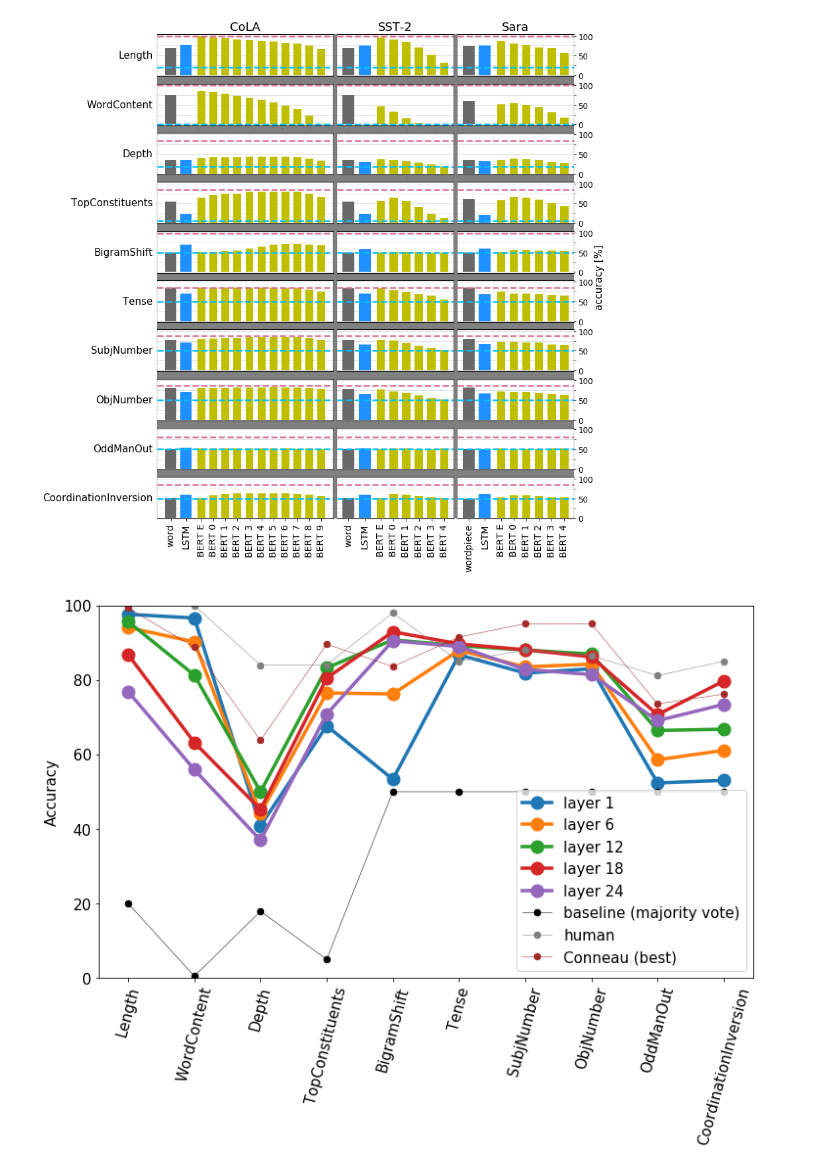
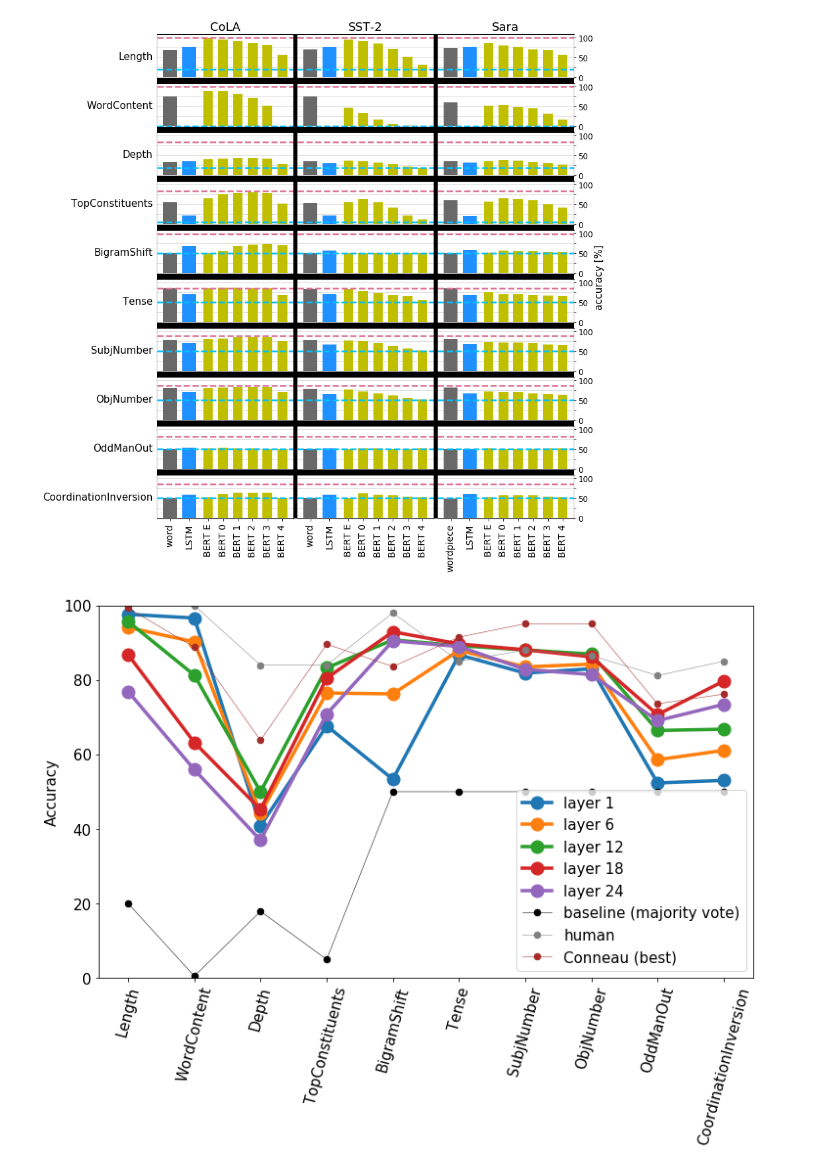
Before and after one commit to samsucik/knowledge-distil-bert, a Jupyter notebook: experiments/analysis/Probing.ipynb, the cells around one changed output. Cells and saved outputs as stored; diff of their text form; code cells hidden in the pictures.

```diff
--- a/experiments/analysis/Probing.ipynb
+++ b/experiments/analysis/Probing.ipynb
@@ -40,6 +40,19 @@ files = {
     "teacher_SST-2_L-1": {strategy: "teacher_SST-2_{}_-1.csv".format(strategy) for strategy in strategies},
     "teacher_Sara_L-1": {strategy: "teacher_Sara_{}_-1.csv".format(strategy) for strategy in strategies},
 }
+
+def despine(a):
+    a.spines["top"].set_visible(False)
+    a.spines["right"].set_visible(False)
+    a.spines["bottom"].set_visible(False)
+    a.spines["left"].set_visible(False)
+def colour_subplot_gaps(fig, c="black"):
+    fig.add_subplot(111, zorder=0)
+    ax = plt.gca()
+    ax.tick_params(labelcolor='none', top=False, bottom=False, left=False, right=False, length=0)
+    ax.set_facecolor(c)
+    despine(ax)
+    return ax
 # %%
 layers = {"CoLA": ["E", 0, 5, 11, 17, -1],
           "SST-2": ["E", 0, 5, 11, 17, -1],
@@ -148,5 +155,5 @@ def despine(a):
 # %%
-layers = {"CoLA": {"BERT": ["E", 0, 1, 2, 3, 4, 5, 6, 7, 8, 9], "LSTM": [-1]},
+layers = {"CoLA": {"BERT": ["E", 0, 1, 2, 3, 4, 5, 6, 7, 8, 9], "BERT-L": ["E", 0, 1, 2, 3, 4], "LSTM": [-1]},
           "SST-2": {"BERT": ["E", 0, 1, 2, 3, 4], "LSTM": [-1]},
           "Sara": {"BERT": ["E", 0, 1, 2, 3, 4], "LSTM": [-1]}}
 glue_to_embed_type = {"CoLA": "word", "SST-2": "word", "Sara": "wordpiece"}
@@ -156,7 +163,7 @@ vals_to_plot = {}
 vals_to_plot_embed = {}
 for col, glue_task in enumerate(glue_tasks):
     vals_to_plot[glue_task] = {}
-    for model_type in ["BERT", "LSTM"]:
+    for model_type in (["BERT", "LSTM"] if glue_task is not "CoLA" else ["BERT-L", "LSTM"]):
         group = "student_{}_{}_avg".format(glue_task, model_type)
         vals_to_plot[glue_task][model_type] = {}
         for layer in layers[glue_task][model_type]:
@@ -182,7 +189,9 @@ yticks_minor = np.arange(5)*25
 grid_colour = np.array([1.0, 1.0, 1.0, 1.0])*0.85
 for row, task_name in enumerate(task_names):
     for col, glue_task in enumerate(glue_tasks):
-        ax = plt.subplot2grid((T, 7), (row, [0, 3, 5][col]), colspan=[3, 2, 2][col], zorder=2)
+        bert_key = "BERT-L" if glue_task == "CoLA" else "BERT"
+#         ax = plt.subplot2grid((T, 7), (row, [0, 3, 5][col]), colspan=[3, 2, 2][col], zorder=2)
+        ax = plt.subplot2grid((T, 3), (row, col), colspan=1, zorder=2)
         if col == 0:
             ax.set_ylabel(task_name, rotation=0, labelpad=3, horizontalalignment="right", verticalalignment="center")
         if row == 0:
@@ -195,16 +204,16 @@ for row, task_name in enumerate(task_names):
         cl = ["dimgrey", "dodgerblue"]
         ws = [w, w]
         xs = [i*(w+space) for i in range(3)] + [((2+0.7*i)*w + (2+i)*space)
-                                                for i in range(1, len(layers[glue_task]["BERT"]))]
+                                                for i in range(1, len(layers[glue_task][bert_key]))]
         ys.append(vals_to_plot_embed[glue_task][glue_to_embed_type[glue_task]][task_name])
         ys.append(vals_to_plot[glue_task]["LSTM"][-1][task_name])
-        for layer in layers[glue_task]["BERT"]:
-            y = 0 if layer not in vals_to_plot[glue_task]["BERT"] else vals_to_plot[glue_task]["BERT"][layer][task_name]
+        for layer in layers[glue_task][bert_key]:
+            y = 0 if layer not in vals_to_plot[glue_task][bert_key] else vals_to_plot[glue_task][bert_key][layer][task_name]
             ys.append(y)
             cl.append("y")
             ws.append(w*0.7)
 
-        xticklabels = [glue_to_embed_type[glue_task], "LSTM"] + [("BERT " + str(l)) for l in layers[glue_task]["BERT"]]
+        xticklabels = [glue_to_embed_type[glue_task], "LSTM"] + [("BERT " + str(l)) for l in layers[glue_task][bert_key]]
         ax.tick_params(axis="y", which="both", length=0)
         if row < T-1:
             ax.tick_params(axis="x", which="both", length=0, labelsize=0)
@@ -212,41 +221,37 @@ for row, task_name in enumerate(task_names):
             ax.set_xticks(xs)
             ax.tick_params("x", labelsize=14)
             ax.set_xticklabels(xticklabels, rotation=90)
 
-        ax.set_ylim(bottom=-2, top=104)
+        ax.set_ylim(bottom=-2, top=108)
         ax.set_yticks(yticks_major, minor=False)
         ax.set_yticks(yticks_minor, minor=True)
         if col == ncols - 1:
             ax.tick_params("y", right=True, left=False, labelright=True, labelleft=False, length=3, which="both", labelsize=12)
         else:
             ax.tick_params("y", left=False, labelleft=False, right=False, labelright=False)
 
         lw = 2.5
         ax.axhline(baselines["majority"][row], linestyle="--", c="deepskyblue", lw=lw)
         ax.axhline(baselines["human"][row], linestyle="--", c="palevioletred", lw=lw)
 #         ax.axhline(baselines["conneau-best"][row], linestyle=":", c="grey", lw=2)
         ax.bar(x=xs, height=ys, color=cl, width=ws)
 
         ax.grid(axis="y", color=grid_colour, which="both")
         ax.set_axisbelow(True)
         [i.set_linewidth(1.1) for i in [ax.spines[k] for k in ["top", "bottom"]]]
         [i.set_linewidth(0.2) for i in [ax.spines[k] for k in ["right", "left"]]]
 
-fig.tight_layout(h_pad=0.1, w_pad=0.4)
+fig.tight_layout(h_pad=0.0, w_pad=0.4)
 
-fig.add_subplot(111, zorder=1)
-ax = plt.gca()
-ax.tick_params(labelcolor='none', top=False, bottom=False, left=False, right=False, length=0)
+ax = colour_subplot_gaps(fig)
 ax.yaxis.set_label_position("right")
 ax.yaxis.tick_right()
 ax.set_ylabel("accuracy [%]")
-ax.set_facecolor("grey")
-despine(ax)
 
 plt.show()
 fig.savefig("img/probing_master_students.png")
 # %% [output]
-[figure, old version]
+[figure, new version]
 # %%
 layers = [0, 5, 11, 17, -1]
 vals_to_plot = {l: [] for l in layers}
```
Also changed, not shown: parts of 2 cells of this notebook, 7 other files.
